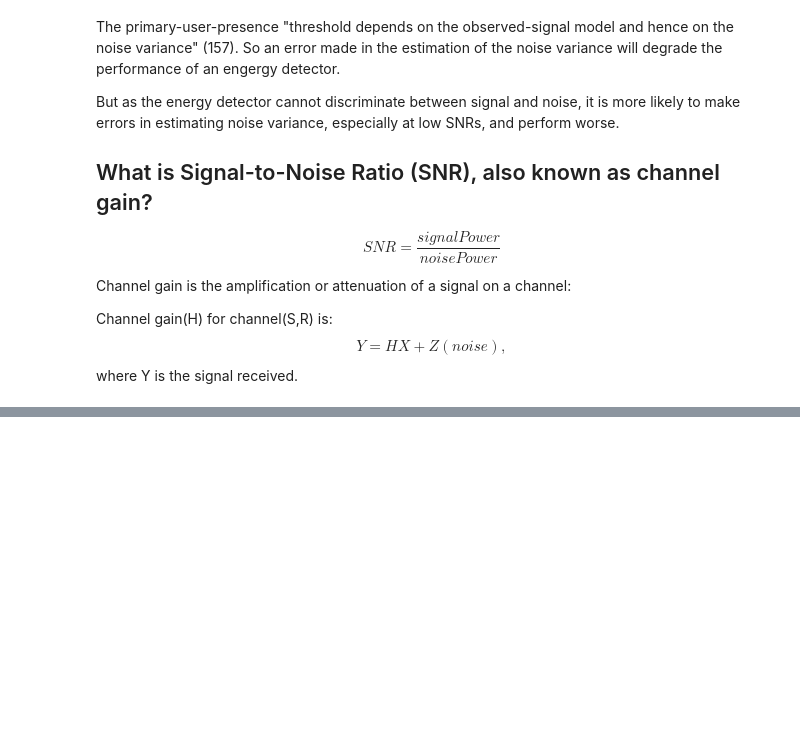
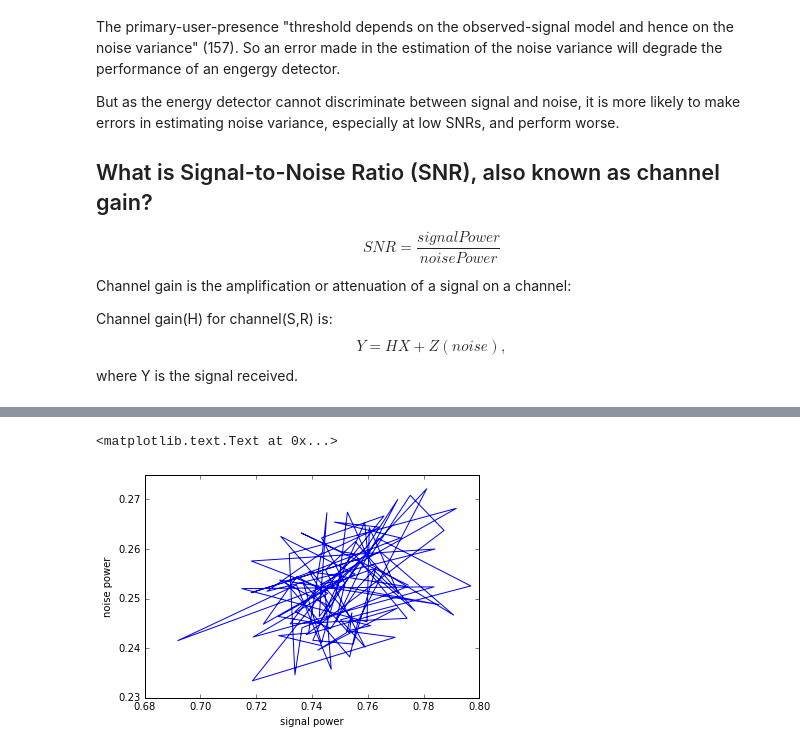
Before and after one commit to rollingcoconut/RadioML, a Jupyter notebook: Detecting_Users_Binary_Classification.ipynb, the cells around one changed output, grey strips where cells are left out. Drawn from its saved outputs; the diff is of its cells as text; code cells hidden in the pictures; blank space fills up the shorter version.

```diff
--- a/Detecting_Users_Binary_Classification.ipynb
+++ b/Detecting_Users_Binary_Classification.ipynb
@@ -183,0 +234,7 @@ plt.scatter(x,noise, color='r')
+# %%
+plt.plot(signal_P_arr,noise_P_arr)
+plt.xlabel("signal power")
+plt.ylabel("noise power")
+# %% [output]
+<matplotlib.text.Text at 0x...>
+[figure, added]
```
Also changed, not shown: parts of 7 cells of this notebook.
